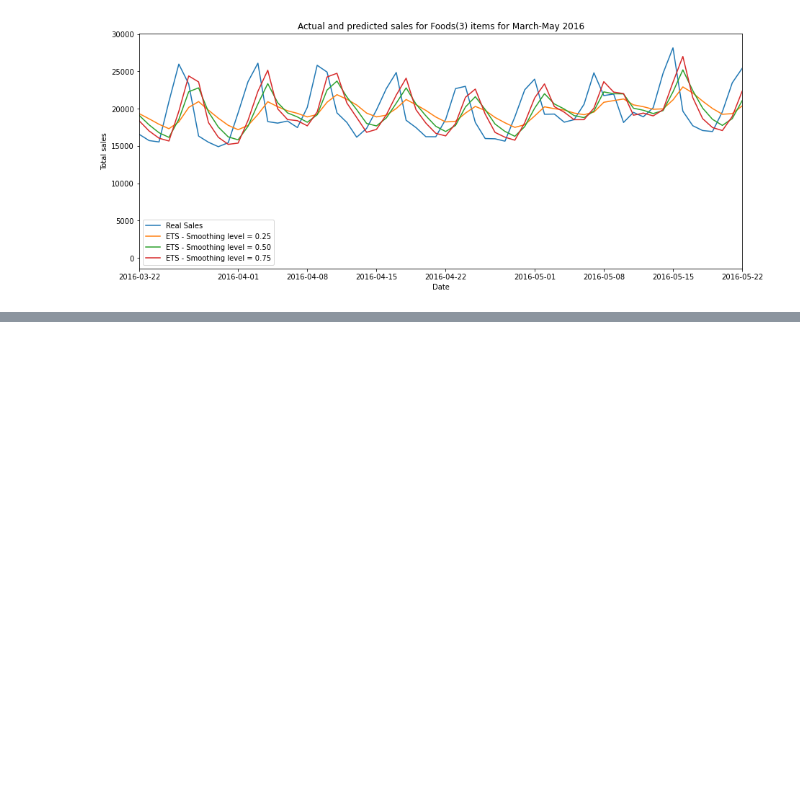
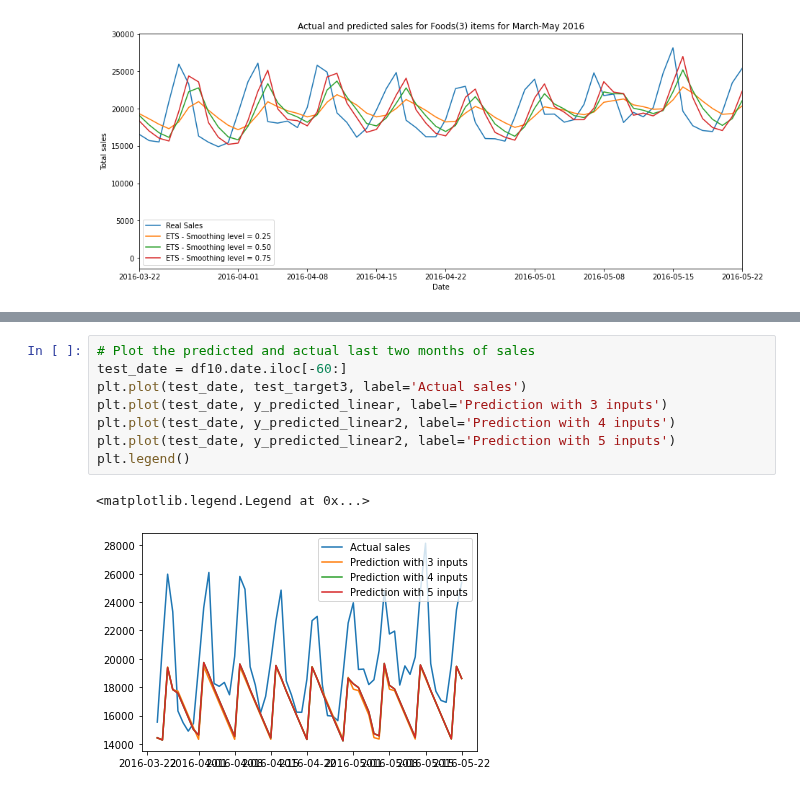
Before and after one commit to sithankanna/hts-forecast, a Jupyter notebook: notebooks/002-EK-EDA.ipynb, the cells around one changed output, grey strips where cells are left out. Drawn from its saved outputs; the diff is of its cells as text; blank space fills up the shorter version.

```diff
--- a/notebooks/002-EK-EDA.ipynb
+++ b/notebooks/002-EK-EDA.ipynb
@@ -688,0 +726,11 @@ AttributeError: 'HoltWintersResults' object has no attribute 'drop'
+# %%
+# Plot the predicted and actual last two months of sales
+test_date = df10.date.iloc[-60:]
+plt.plot(test_date, test_target3, label='Actual sales')
+plt.plot(test_date, y_predicted_linear, label='Prediction with 3 inputs')
+plt.plot(test_date, y_predicted_linear2, label='Prediction with 4 inputs')
+plt.plot(test_date, y_predicted_linear2, label='Prediction with 5 inputs')
+plt.legend()
+# %% [output]
+<matplotlib.legend.Legend at 0x...>
+[figure, added]
```
Also changed, not shown: parts of 11 cells of this notebook.
